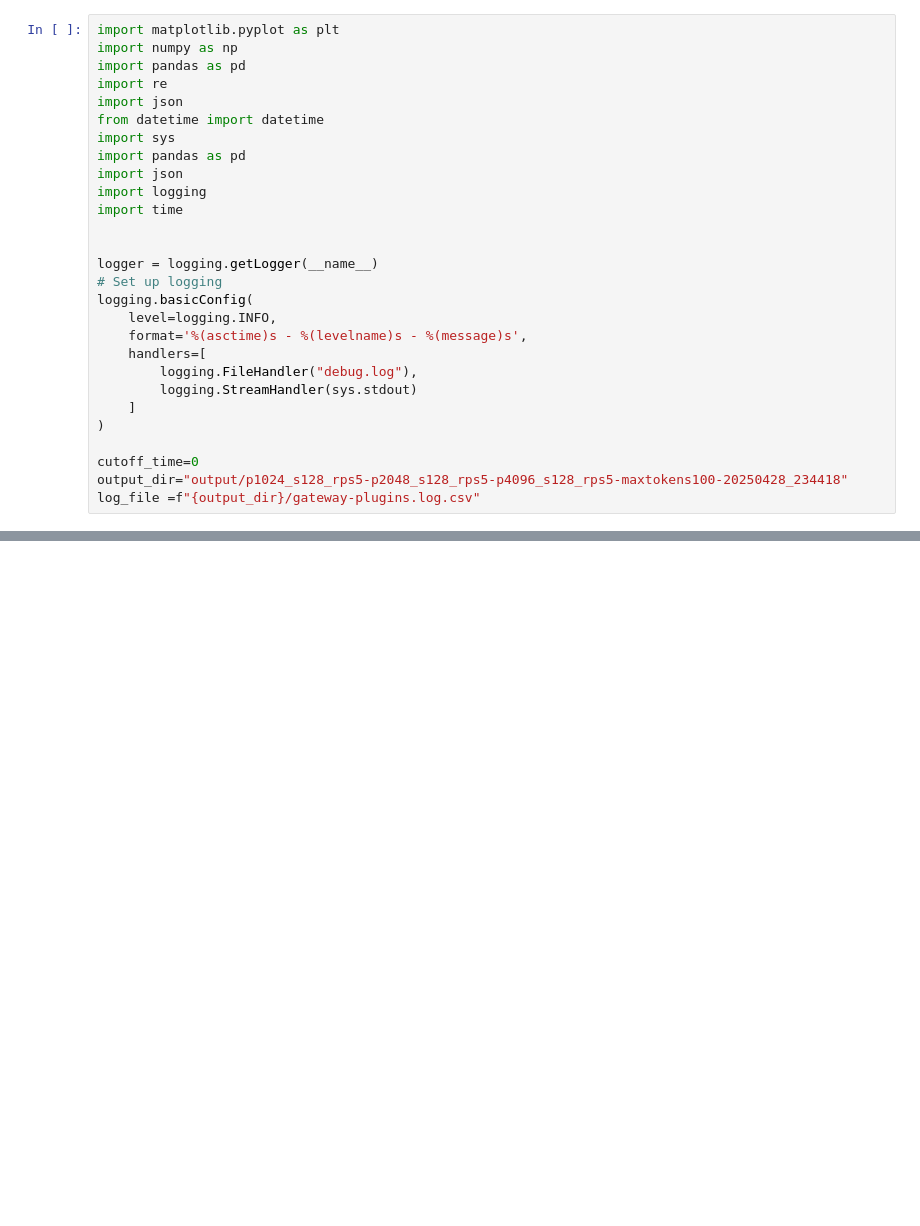
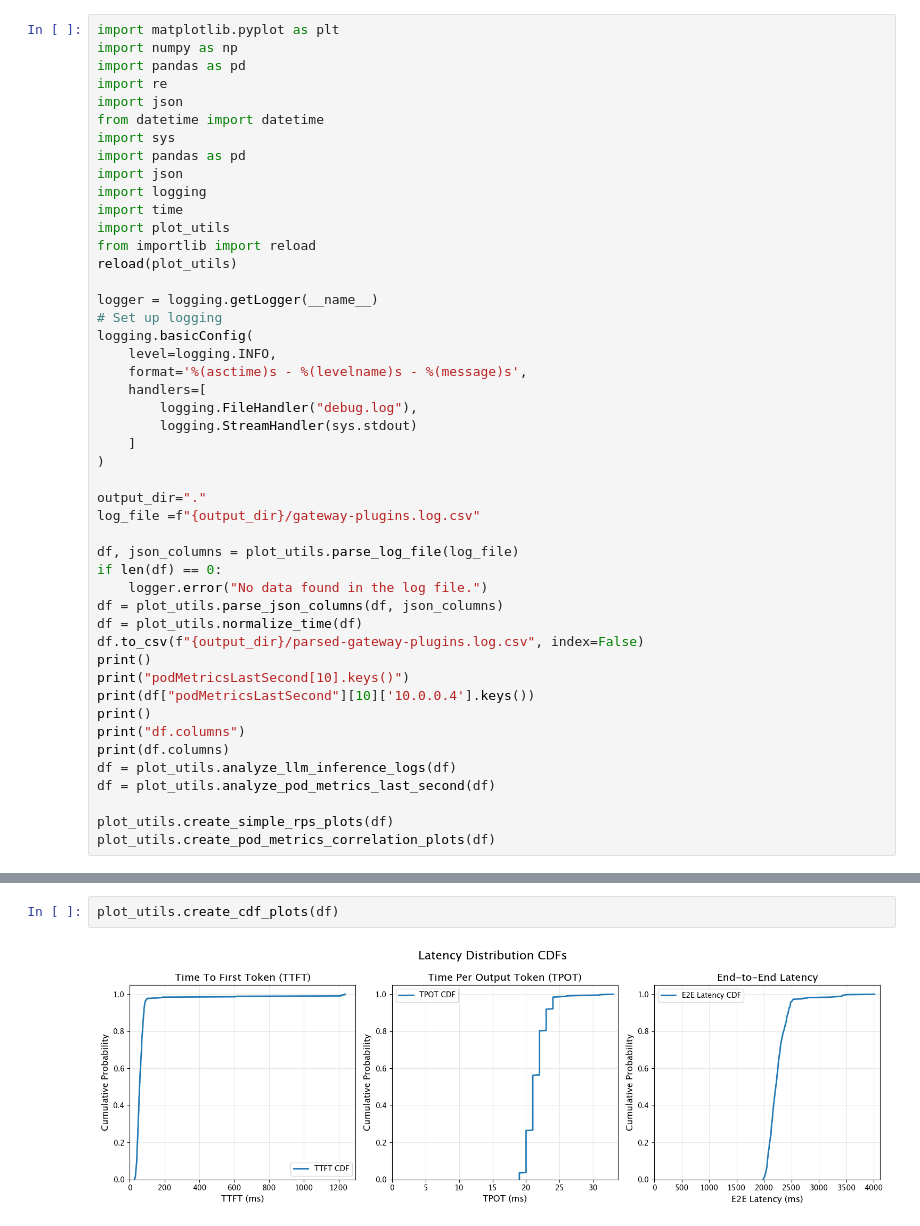
Before and after one commit to gangmuk/aibrix-gangmuk, a Jupyter notebook: benchmarks/data-driven-routing/parse.ipynb, the cells around one changed output, grey strips where cells are left out. Saved outputs shown, nothing was run; the diff lists cells and outputs as text; blank space fills up the shorter version.

```diff
--- a/benchmarks/data-driven-routing/parse.ipynb
+++ b/benchmarks/data-driven-routing/parse.ipynb
@@ -10,7 +10,9 @@ import pandas as pd
 import json
 import logging
 import time
-
+import plot_utils
+from importlib import reload
+reload(plot_utils)
 
 logger = logging.getLogger(__name__)
 # Set up logging
@@ -23,6 +25,23 @@ logging.basicConfig(
     ]
 )
 
-cutoff_time=0
-output_dir="output/p1024_s128_rps5-p2048_s128_rps5-p4096_s128_rps5-maxtokens100-20250428_234418"
+output_dir="."
 log_file =f"{output_dir}/gateway-plugins.log.csv"
+
+df, json_columns = plot_utils.parse_log_file(log_file)
+if len(df) == 0:
+    logger.error("No data found in the log file.")
+df = plot_utils.parse_json_columns(df, json_columns)
+df = plot_utils.normalize_time(df)
+df.to_csv(f"{output_dir}/parsed-gateway-plugins.log.csv", index=False)
+print()
+print("podMetricsLastSecond[10].keys()")
+print(df["podMetricsLastSecond"][10]['10.0.0.4'].keys())
+print()
+print("df.columns")
+print(df.columns)
+df = plot_utils.analyze_llm_inference_logs(df)
+df = plot_utils.analyze_pod_metrics_last_second(df)
+
+plot_utils.create_simple_rps_plots(df)
+plot_utils.create_pod_metrics_correlation_plots(df)
@@ -123,0 +50,4 @@ dict_keys(['10.0.0.4', '10.0.1.19', '10.0.1.20', '10.0.1.3', '10.0.1.31', '10.0.
+# %%
+plot_utils.create_cdf_plots(df)
+# %% [output]
+[figure, added]
```
Also changed, not shown: parts of 10 cells of this notebook, 4 other files.
